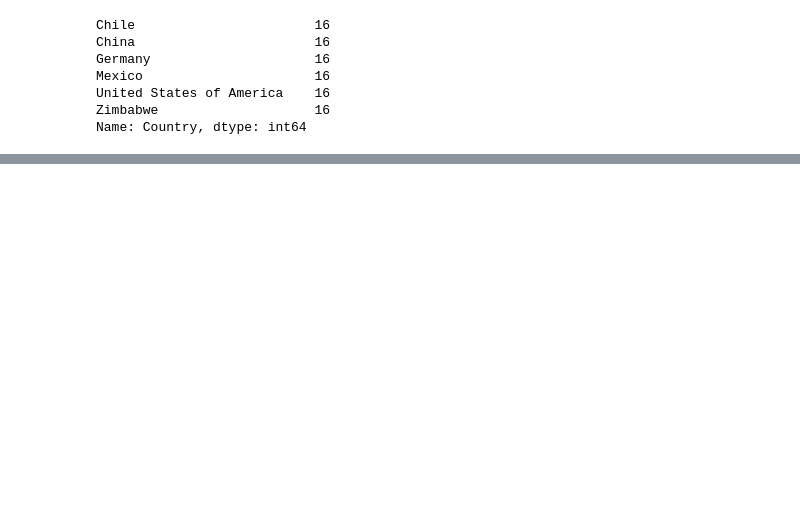
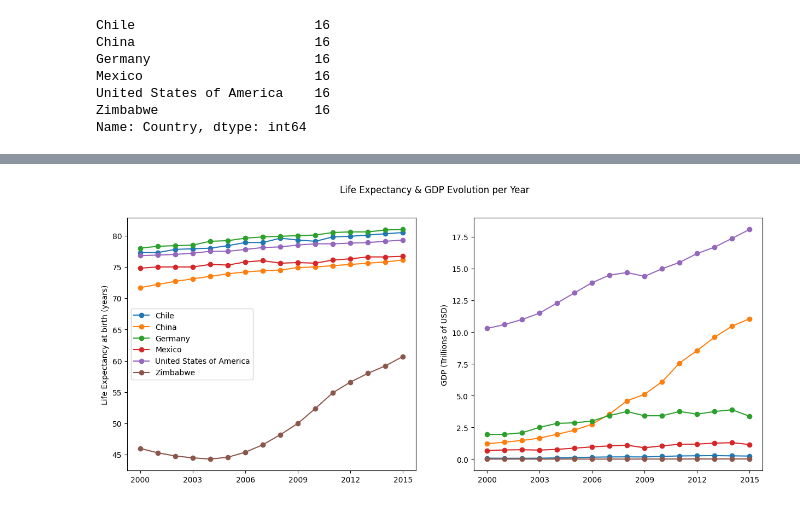
Before and after one commit to bcbmotta/Life-Expectancy-and-GDP, a Jupyter notebook: life_expectancy_gdp.ipynb, the cells around one changed output, grey strips where cells are left out. Cells and saved outputs as stored; diff of their text form; code cells hidden in the pictures; blank space fills up the shorter version.

```diff
--- a/life_expectancy_gdp.ipynb
+++ b/life_expectancy_gdp.ipynb
@@ -98,0 +111,18 @@ plt.plot(chile.Year, chile['Life expectancy at birth (years)']);
+# %%
+fig, (ax1, ax2) = plt.subplots(1, 2, figsize=(15,6), sharex='all')
+plt.xticks(range(2000, 2016, 3))
+plt.suptitle('Life Expectancy & GDP Evolution per Year')
+
+ax1 = plt.subplot(121)
+for country in countries:
+    plt.plot(df[df['Country'] == country].Year, df[df['Country'] == country].LEB, label=country, marker='o')
+plt.ylabel('Life Expectancy at birth (years)')
+plt.legend()
+
+ax2 = plt.subplot(122)
+for country in countries:
+    plt.plot(df[df['Country'] == country].Year, df[df['Country'] == country].GDP, marker='o')
+plt.ylabel('GDP (Trillions of USD)')
+plt.yticks(ticks=np.arange(0, 18.5e12, 2.5e12), labels=np.arange(0, 18.5, 2.5));
+# %% [output]
+[figure, added]
```
Also changed, not shown: parts of 12 cells of this notebook.
